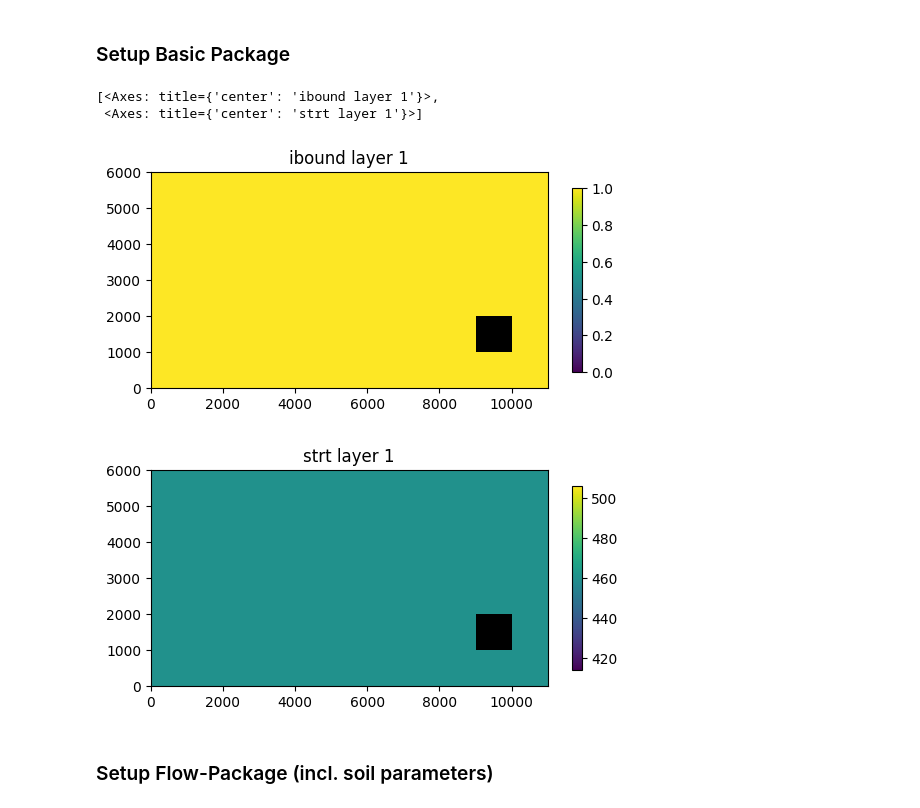
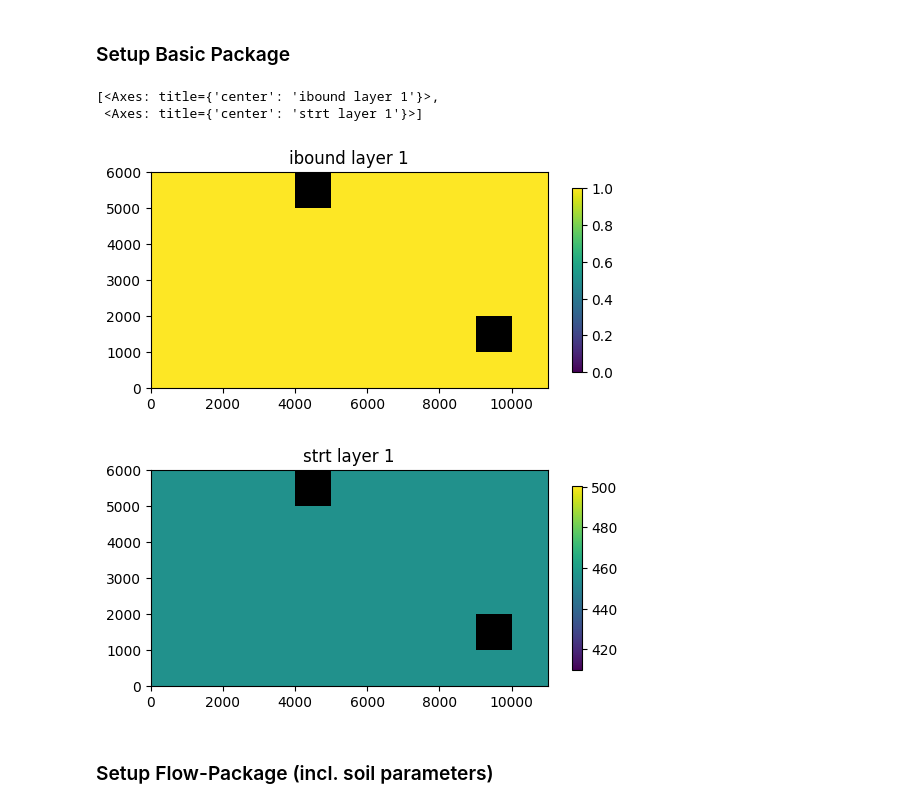
Before and after one commit to inowas/rio-primero-case-study, a Jupyter notebook: 2023-07-12 - Rio Primero With Lake Boundary.ipynb, the cells around one changed output. Saved outputs shown, nothing was run; the diff lists cells and outputs as text; code cells hidden in the pictures.

Commit message:
Implements LAK-boundary package by adding two lakes to Rio Primero Groundwater Model

```diff
--- a/2023-07-12 - Rio Primero With Lake Boundary.ipynb
+++ b/2023-07-12 - Rio Primero With Lake Boundary.ipynb
@@ -126,6 +126,7 @@ wel.plot()
 # %%
 lakArr = np.zeros((nlay,nrow,ncol))
 lakArr[0, 4, 9] = 1
+lakArr[0, 0, 4] = 2
 # %%
 ibound = np.ones((nlay,nrow,ncol))
 wetdry = -0.01 * np.ones((nlay,nrow,ncol))
@@ -158,13 +161,13 @@ lak = mf.ModflowLak(
 # %% [markdown]
 ### Setup Basic Package
 # %%
-bas = mf.ModflowBas(model, ibound=ibound, strt=460.0)
+bas = mf.ModflowBas(model, ibound=ibound, strt=455.0)
 bas.plot()
 # %% [output]
 [<Axes: title={'center': 'ibound layer 1'}>,
  <Axes: title={'center': 'strt layer 1'}>]
-[figure, old version]
+[figure, new version]
-[figure, old version]
+[figure, new version]
 # %% [markdown]
 ### Setup Flow-Package (incl. soil parameters)
 # %%
```
Also changed, not shown: parts of 7 cells of this notebook.
